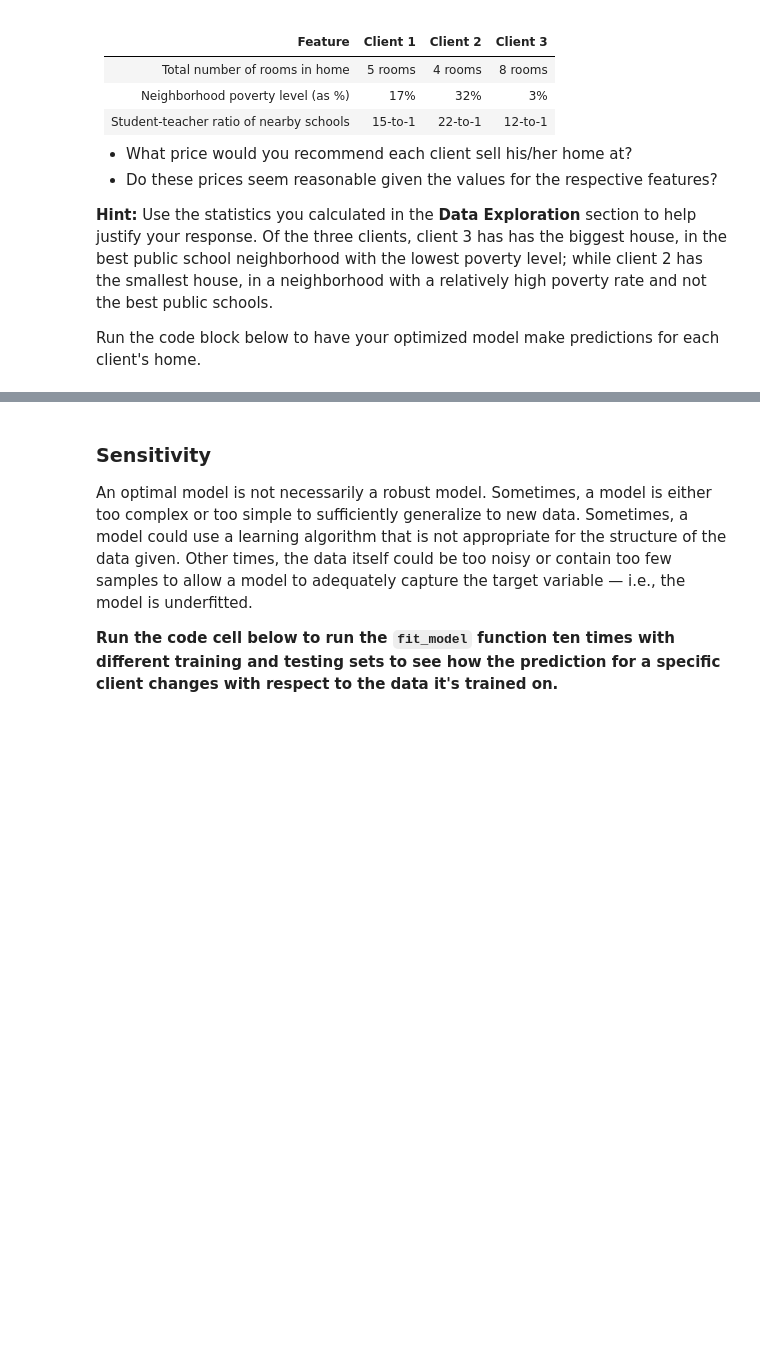
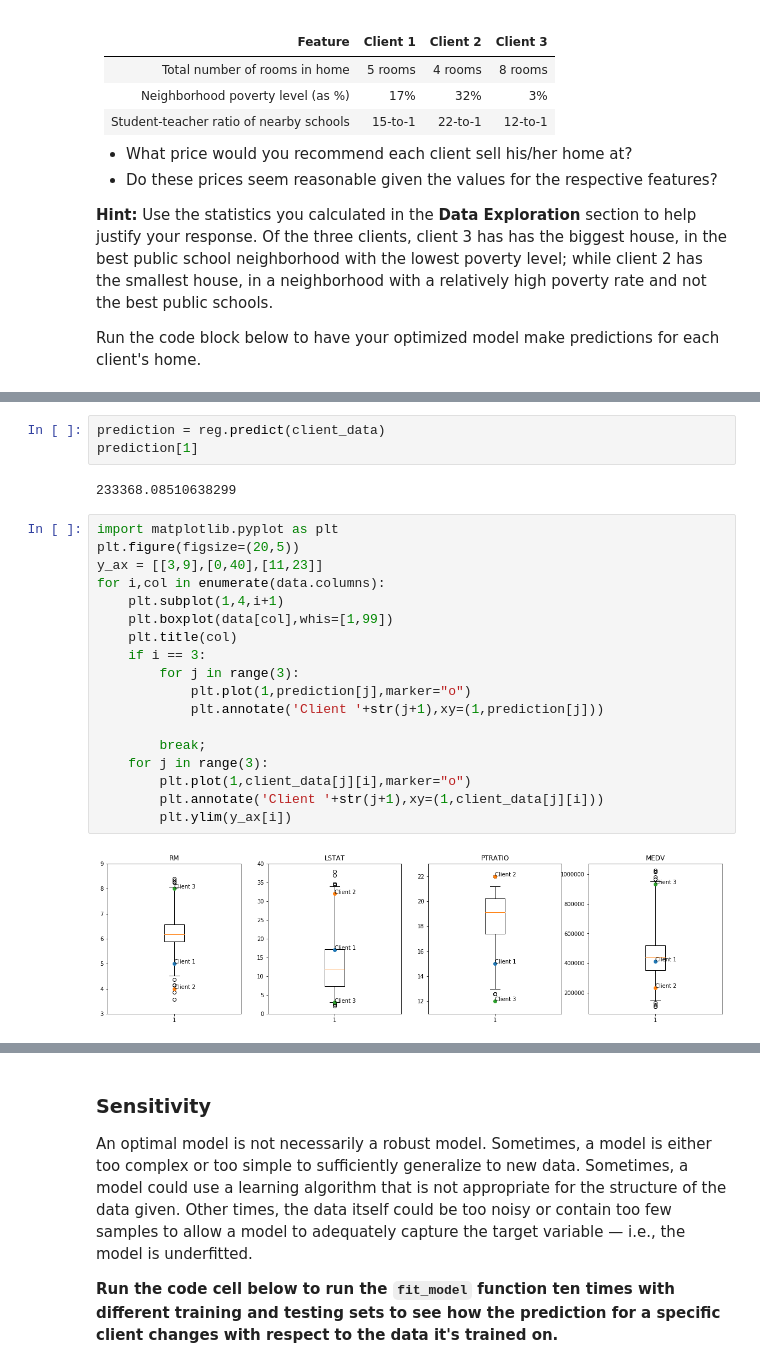
Before and after one commit to JeroenSchmidt/machine-learning, a Jupyter notebook: projects/boston_housing (ML Foundations - main project)/boston_housing.ipynb, the cells around one changed output, grey strips where cells are left out. Saved outputs shown, nothing was run; the diff lists cells and outputs as text; blank space fills up the shorter version.

```diff
--- a/projects/boston_housing (ML Foundations - main project)/boston_housing.ipynb
+++ b/projects/boston_housing (ML Foundations - main project)/boston_housing.ipynb
@@ -449,0 +492,25 @@ Both client 2 and 3 lie one standard deviation away from the mean. However becau
+# %%
+prediction = reg.predict(client_data)
+prediction[1]
+# %% [output]
+233368.08510638299
+# %%
+import matplotlib.pyplot as plt
+plt.figure(figsize=(20,5))
+y_ax = [[3,9],[0,40],[11,23]]
+for i,col in enumerate(data.columns):
+    plt.subplot(1,4,i+1)
+    plt.boxplot(data[col],whis=[1,99])
+    plt.title(col)
+    if i == 3:
+        for j in range(3):
+            plt.plot(1,prediction[j],marker="o")
+            plt.annotate('Client '+str(j+1),xy=(1,prediction[j]))
+
+        break;
+    for j in range(3):
+        plt.plot(1,client_data[j][i],marker="o")
+        plt.annotate('Client '+str(j+1),xy=(1,client_data[j][i]))
+        plt.ylim(y_ax[i])
+# %% [output]
+[figure, added]
```
Also changed, not shown: parts of 17 cells of this notebook, 3 other files.
